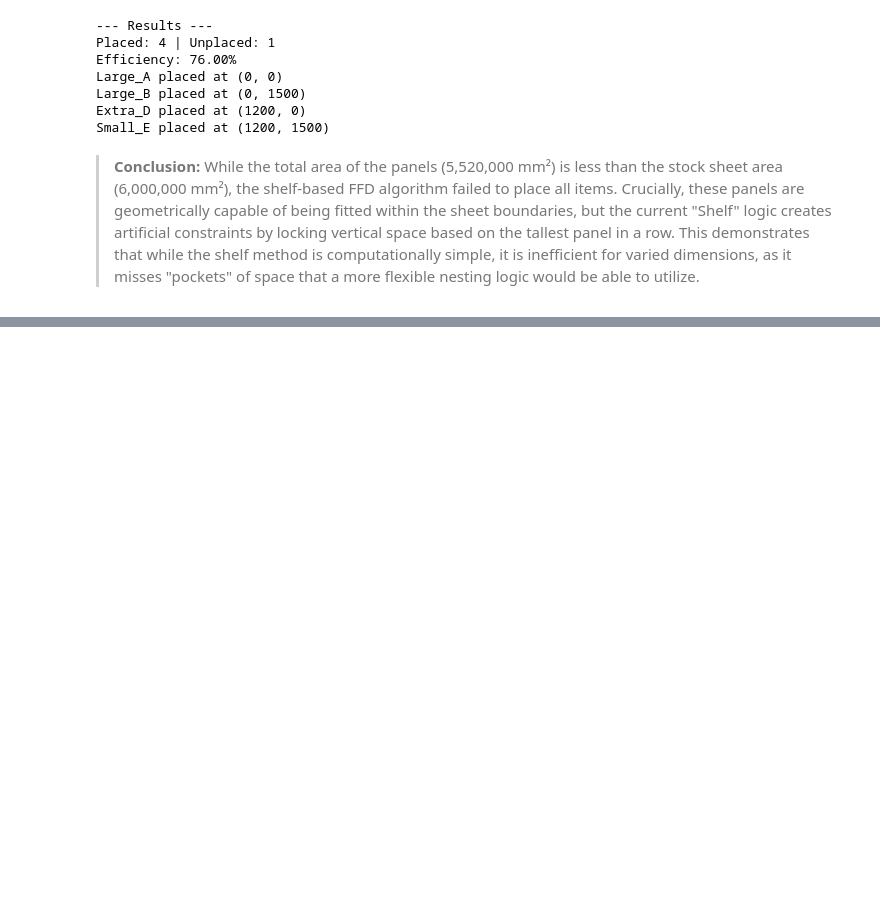
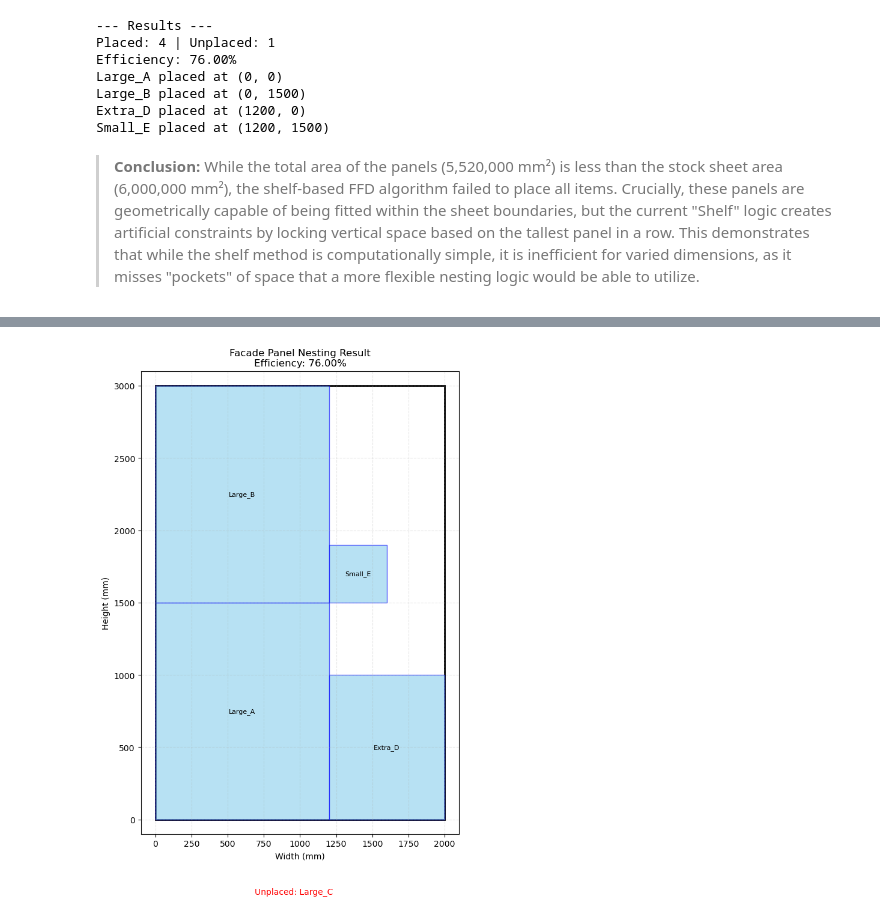
Before and after one commit to Nalyan-Beytula/Math-Concepts-for-Developers, a Jupyter notebook: Math-Concepts-for-Developers.ipynb, the cells around one changed output, grey strips where cells are left out. Drawn from its saved outputs; the diff is of its cells as text; code cells hidden in the pictures; blank space fills up the shorter version.

Commit message:
Implement matplotlib visualisation to analyse nesting efficiency and waste pockets

```diff
--- a/Math-Concepts-for-Developers.ipynb
+++ b/Math-Concepts-for-Developers.ipynb
@@ -193,0 +200,40 @@ Small_E placed at (1200, 1500)
+# %%
+def visualize_nesting(sheet, unplaced_panels):
+    fig, ax = plt.subplots(figsize=(8, 10))
+
+    # Draw the Stock Sheet boundary
+    sheet_rect = patches.Rectangle((0, 0), sheet.width, sheet.height,
+                                   linewidth=2, edgecolor='black', facecolor='none', label='Stock Sheet')
+    ax.add_patch(sheet_rect)
+
+    # Draw each placed panel
+    for panel in sheet.panels_placed:
+        # Create a rectangle for each panel
+        rect = patches.Rectangle((panel.x, panel.y), panel.width, panel.height,
+                                 linewidth=1, edgecolor='blue', facecolor='skyblue', alpha=0.6)
+        ax.add_patch(rect)
+
+        # Add label in the center of the panel
+        plt.text(panel.x + panel.width/2, panel.y + panel.height/2, panel.label,
+                 ha='center', va='center', fontsize=8)
+
+    # Setting plot limits and labels
+    plt.xlim(-100, sheet.width + 100)
+    plt.ylim(-100, sheet.height + 100)
+    ax.set_aspect('equal')
+    plt.title(f"Facade Panel Nesting Result\nEfficiency: {sheet.calculate_efficiency():.2f}%")
+    plt.xlabel("Width (mm)")
+    plt.ylabel("Height (mm)")
+
+    # Show unplaced panels as text for context
+    if unplaced_panels:
+        unplaced_text = "Unplaced: " + ", ".join([p.label for p in unplaced_panels])
+        plt.figtext(0.5, 0.01, unplaced_text, wrap=True, horizontalalignment='center', fontsize=10, color='red')
+
+    plt.grid(True, linestyle='--', alpha=0.3)
+    plt.show()
+
+# Run the visualization
+visualize_nesting(stock_sheet, unplaced)
+# %% [output]
+[figure, added]
```
Also changed, not shown: parts of 2 cells of this notebook.
